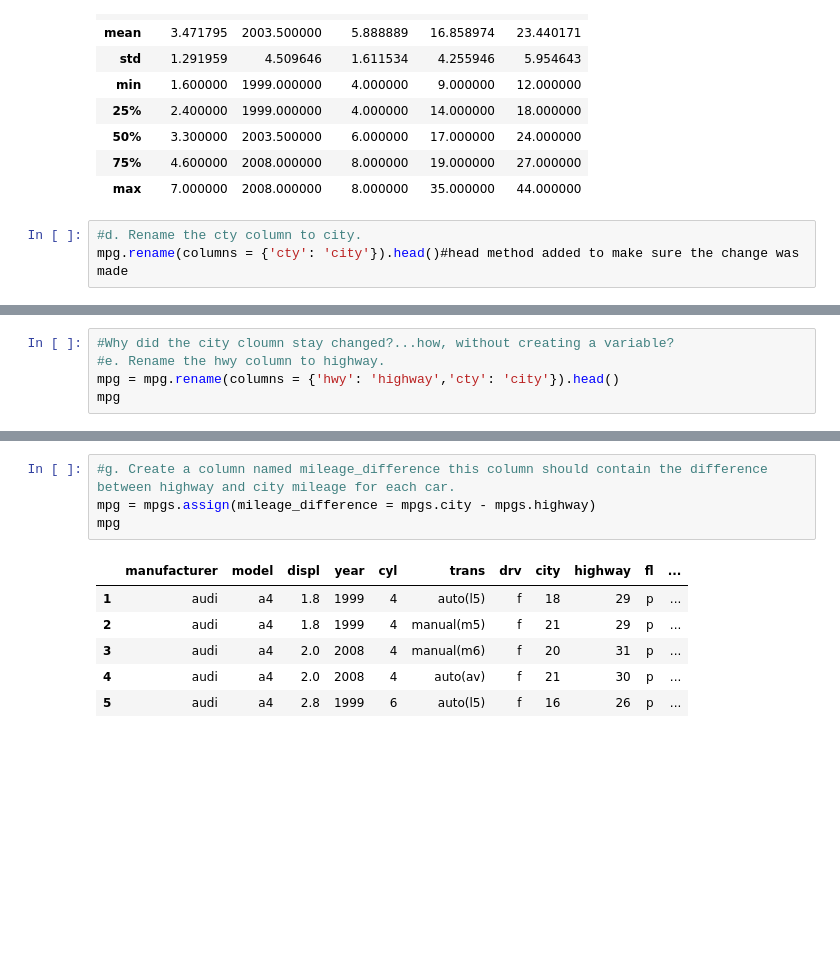
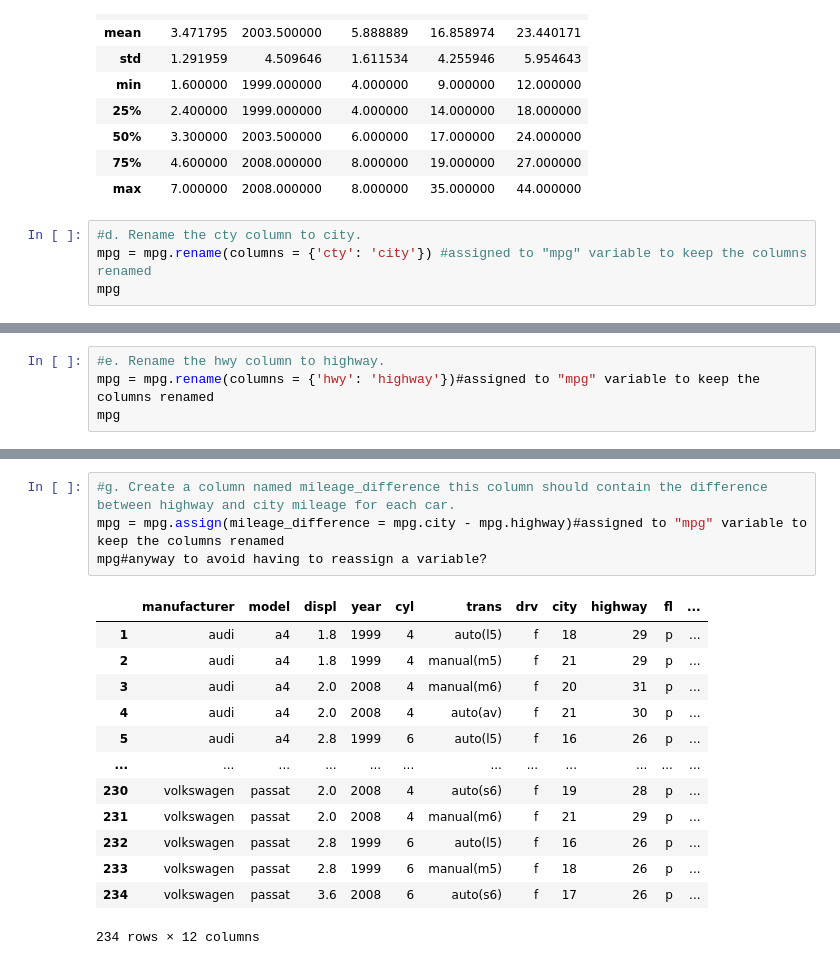
Before and after one commit to hrodjr/numpy-pandas-visualization-exercises, a Jupyter notebook: dataframes.ipynb, the cells around one changed output, grey strips where cells are left out. Cells and saved outputs as stored; diff of their text form; blank space fills up the shorter version.

```diff
--- a/dataframes.ipynb
+++ b/dataframes.ipynb
@@ -198,7 +200,8 @@ mpg.describe()
 | max | 7.000000 | 2008.000000 | 8.000000 | 35.000000 | 44.000000 |
 # %%
 #d. Rename the cty column to city.
-mpg.rename(columns = {'cty': 'city'}).head()#head method added to make sure the change was made
+mpg = mpg.rename(columns = {'cty': 'city'}) #assigned to "mpg" variable to keep the columns renamed
+mpg
 # %% [output]
 |  | manufacturer | model | displ | year | cyl | trans | drv | city | hwy | fl | ... |
 | 1 | audi | a4 | 1.8 | 1999 | 4 | auto(l5) | f | 18 | 29 | p | ... |
@@ -209,5 +218,0 @@ mpg.rename(columns = {'cty': 'city'}).head()#head method added to make sure the
-# %%
-#Why did the city cloumn stay changed?...how, without creating a variable?
-#e. Rename the hwy column to highway.
-mpg = mpg.rename(columns = {'hwy': 'highway','cty': 'city'}).head()
-mpg
@@ -220,0 +219,4 @@ mpg
+# %%
+#e. Rename the hwy column to highway.
+mpg = mpg.rename(columns = {'hwy': 'highway'})#assigned to "mpg" variable to keep the columns renamed
+mpg
@@ -231,11 +254,18 @@ mpg.sort_values(by = 'city', ascending = False)
 # %%
 #g. Create a column named mileage_difference this column should contain the difference between highway and city mileage for each car.
-mpg = mpgs.assign(mileage_difference = mpgs.city - mpgs.highway)
-mpg
+mpg = mpg.assign(mileage_difference = mpg.city - mpg.highway)#assigned to "mpg" variable to keep the columns renamed
+mpg#anyway to avoid having to reassign a variable?
 # %% [output]
 |  | manufacturer | model | displ | year | cyl | trans | drv | city | highway | fl | ... |
 | 1 | audi | a4 | 1.8 | 1999 | 4 | auto(l5) | f | 18 | 29 | p | ... |
 | 2 | audi | a4 | 1.8 | 1999 | 4 | manual(m5) | f | 21 | 29 | p | ... |
 | 3 | audi | a4 | 2.0 | 2008 | 4 | manual(m6) | f | 20 | 31 | p | ... |
 | 4 | audi | a4 | 2.0 | 2008 | 4 | auto(av) | f | 21 | 30 | p | ... |
 | 5 | audi | a4 | 2.8 | 1999 | 6 | auto(l5) | f | 16 | 26 | p | ... |
+| ... | ... | ... | ... | ... | ... | ... | ... | ... | ... | ... | ... |
+| 230 | volkswagen | passat | 2.0 | 2008 | 4 | auto(s6) | f | 19 | 28 | p | ... |
+| 231 | volkswagen | passat | 2.0 | 2008 | 4 | manual(m6) | f | 21 | 29 | p | ... |
+| 232 | volkswagen | passat | 2.8 | 1999 | 6 | auto(l5) | f | 16 | 26 | p | ... |
+| 233 | volkswagen | passat | 2.8 | 1999 | 6 | manual(m5) | f | 18 | 26 | p | ... |
+| 234 | volkswagen | passat | 3.6 | 2008 | 6 | auto(s6) | f | 17 | 26 | p | ... |
+234 rows × 12 columns
```
Also changed, not shown: parts of 32 cells of this notebook.
